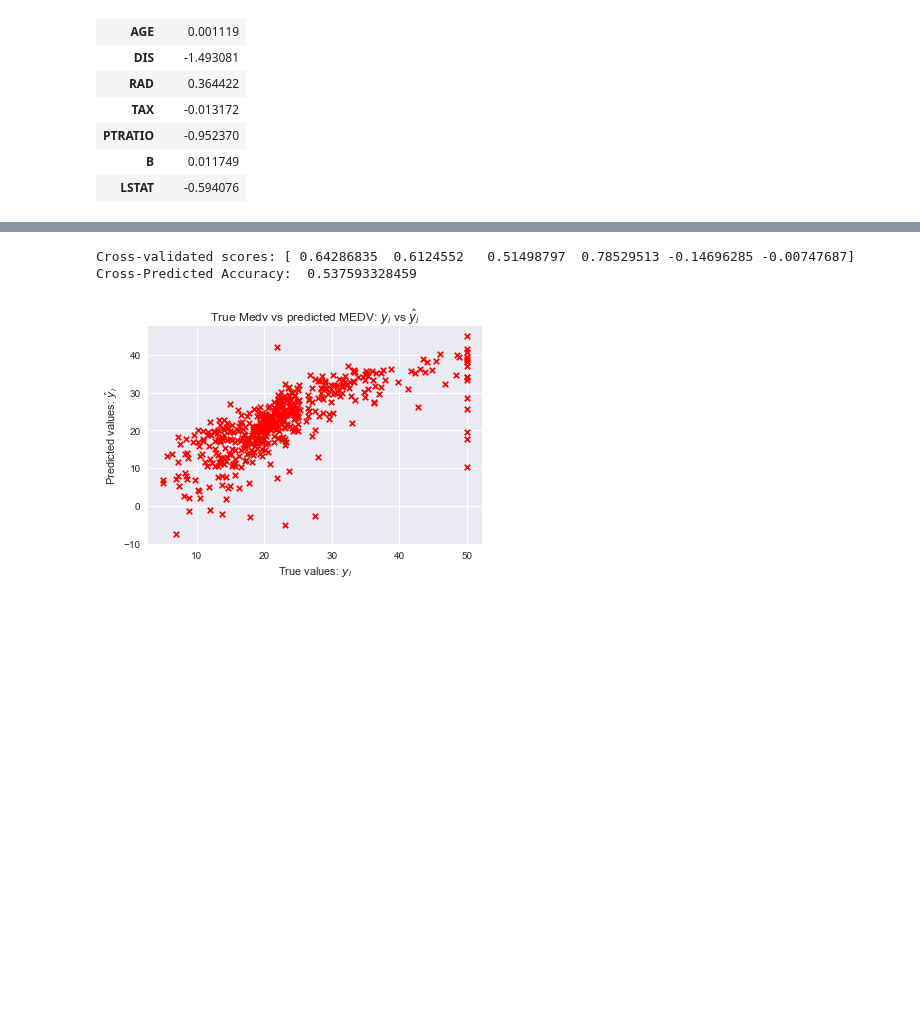
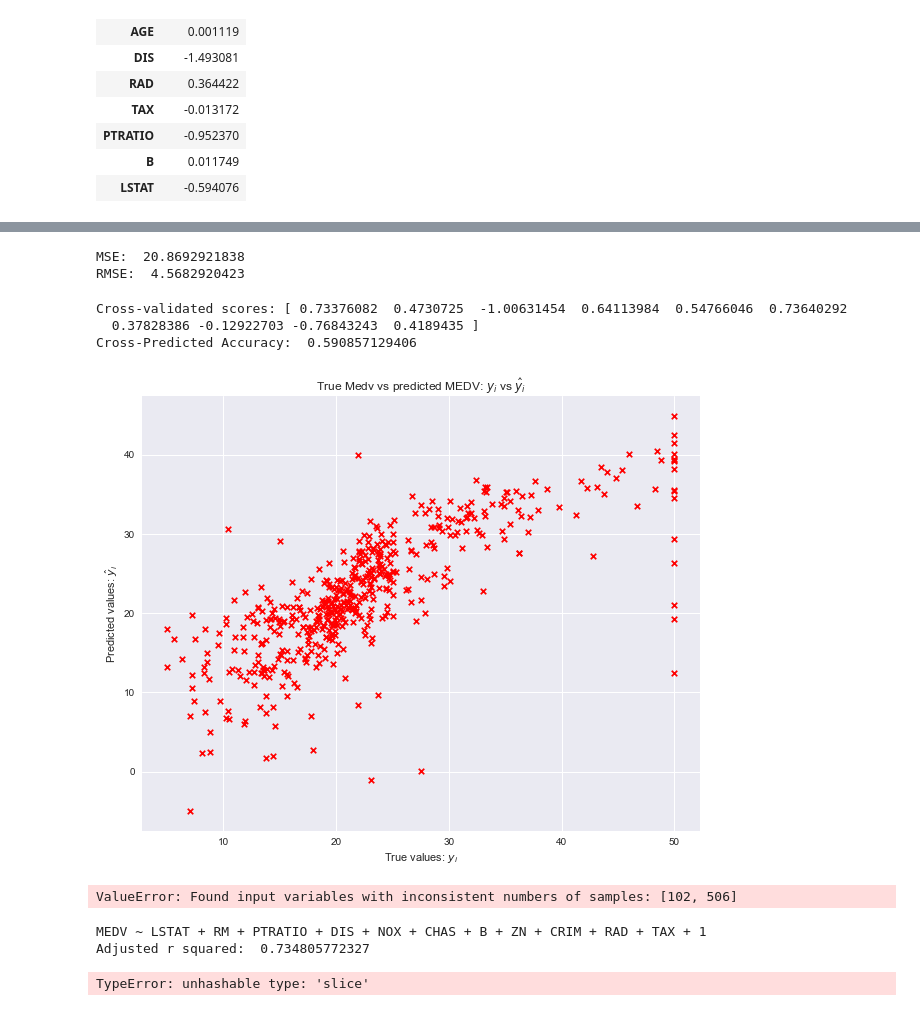
Before and after one commit to ZacOPunky/CE9010_2018, a Jupyter notebook: Boston_Jazlyn.ipynb, the cells around one changed output, grey strips where cells are left out. Drawn from its saved outputs; the diff is of its cells as text; code cells hidden in the pictures; blank space fills up the shorter version.

Commit message:
Boston forward selection

```diff
--- a/Boston_Jazlyn.ipynb
+++ b/Boston_Jazlyn.ipynb
@@ -209,24 +214,40 @@ plt.show()
+# %%
+# calculate MSE and RMSE
+from sklearn import metrics
+print('MSE: ',metrics.mean_squared_error(y_test,y_pred))
+print('RMSE: ',np.sqrt(metrics.mean_squared_error(y_test,y_pred)))
+# %% [output]
+MSE:  20.8692921838
+RMSE:  4.5682920423
 # %%
 # K-Folds Cross Validation
 
 
 from sklearn.model_selection import cross_val_score, cross_val_predict
 from sklearn import metrics
 
 # Perform 6-fold cross validation
-scores = cross_val_score(model, X, y, cv=6)
+scores = cross_val_score(model, X, y, cv=10)
 print("Cross-validated scores:", scores)
 # Make cross validated predictions
-predictions = cross_val_predict(model, X, y, cv=6)
+predictions = cross_val_predict(model, X, y, cv=10)
 accuracy = metrics.r2_score(y, predictions)
 print("Cross-Predicted Accuracy: ", accuracy)
 
 plt.scatter(y, predictions, s=30, c='r', marker='x', linewidths=1)
 plt.title("True Medv vs predicted MEDV: $y_i$ vs $\hat{y}_i$")
 plt.xlabel("True values: $y_i$")
 plt.ylabel("Predicted values: $\hat{y}_i$")
 plt.show()
 # %% [output]
-Cross-validated scores: [ 0.64286835  0.6124552   0.51498797  0.78529513 -0.14696285 -0.00747687]
-Cross-Predicted Accuracy:  0.537593328459
+Cross-validated scores: [ 0.73376082  0.4730725  -1.00631454  0.64113984  0.54766046  0.73640292
+  0.37828386 -0.12922703 -0.76843243  0.4189435 ]
+Cross-Predicted Accuracy:  0.590857129406
-[figure, old version]
+[figure, new version]
+# %%
+# calculate MSE and RMSE
+from sklearn import metrics
+print('MSE: ',metrics.mean_squared_error(y_test,predictions))
+print('RMSE: ',np.sqrt(metrics.mean_squared_error(y_test,predictions)))
+# %% [output]
+ValueError: Found input variables with inconsistent numbers of samples: [102, 506]
@@ -232,0 +294,9 @@ Cross-Predicted Accuracy:  0.537593328459
+# %%
+model = forward_selection(data, 'MEDV')
+
+print(model.model.formula)
+
+print("Adjusted r squared: ", model.rsquared_adj)
+# %% [output]
+MEDV ~ LSTAT + RM + PTRATIO + DIS + NOX + CHAS + B + ZN + CRIM + RAD + TAX + 1
+Adjusted r squared:  0.734805772327
@@ -232,0 +305,32 @@ Cross-Predicted Accuracy:  0.537593328459
+# %%
+# backward elimination using adjusted r squared
+
+def backwardElimination(x, SL):
+    numVars = len(x[0])
+    temp = np.zeros((50,6)).astype(int)
+    for i in range(0, numVars):
+        regressor_OLS = smf.OLS(y, x).fit()
+        maxVar = max(regressor_OLS.pvalues).astype(float)
+        adjR_before = regressor_OLS.rsquared_adj.astype(float)
+        if maxVar > SL:
+            for j in range(0, numVars - i):
+                if (regressor_OLS.pvalues[j].astype(float) == maxVar):
+                    temp[:,j] = x[:, j]
+                    x = np.delete(x, j, 1)
+                    tmp_regressor = smf.OLS(y, x).fit()
+                    adjR_after = tmp_regressor.rsquared_adj.astype(float)
+                    if (adjR_before >= adjR_after):
+                        x_rollback = np.hstack((x, temp[:,[0,j]]))
+                        x_rollback = np.delete(x_rollback, j, 1)
+                        print (regressor_OLS.summary())
+                        return x_rollback
+                    else:
+                        continue
+    regressor_OLS.summary()
+    return x
+
+SL = 0.05
+X_opt = X[:, [0, 1, 2, 3, 4, 5]]
+X_Modeled = backwardElimination(X_opt, SL)
+# %% [output]
+TypeError: unhashable type: 'slice'
```
Also changed, not shown: parts of 9 cells of this notebook.
